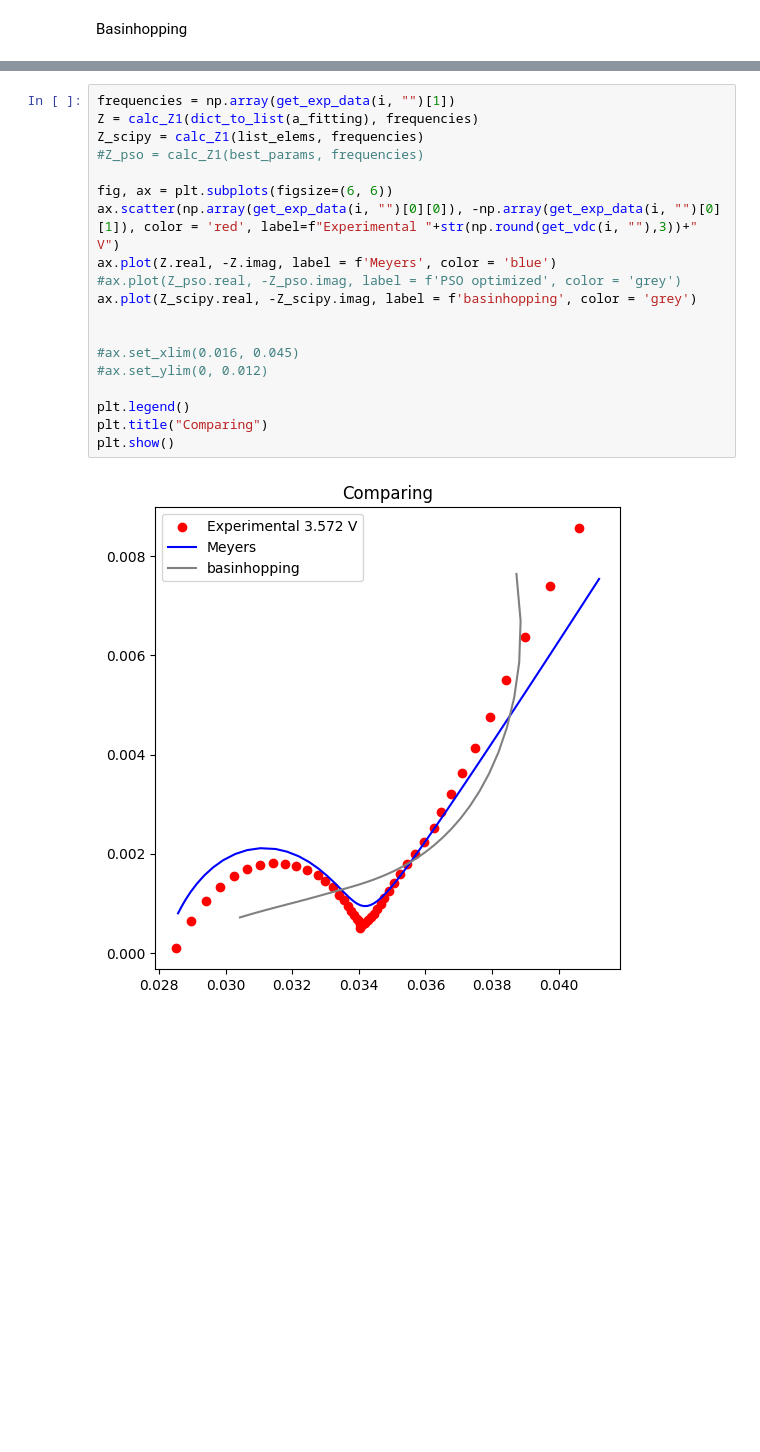
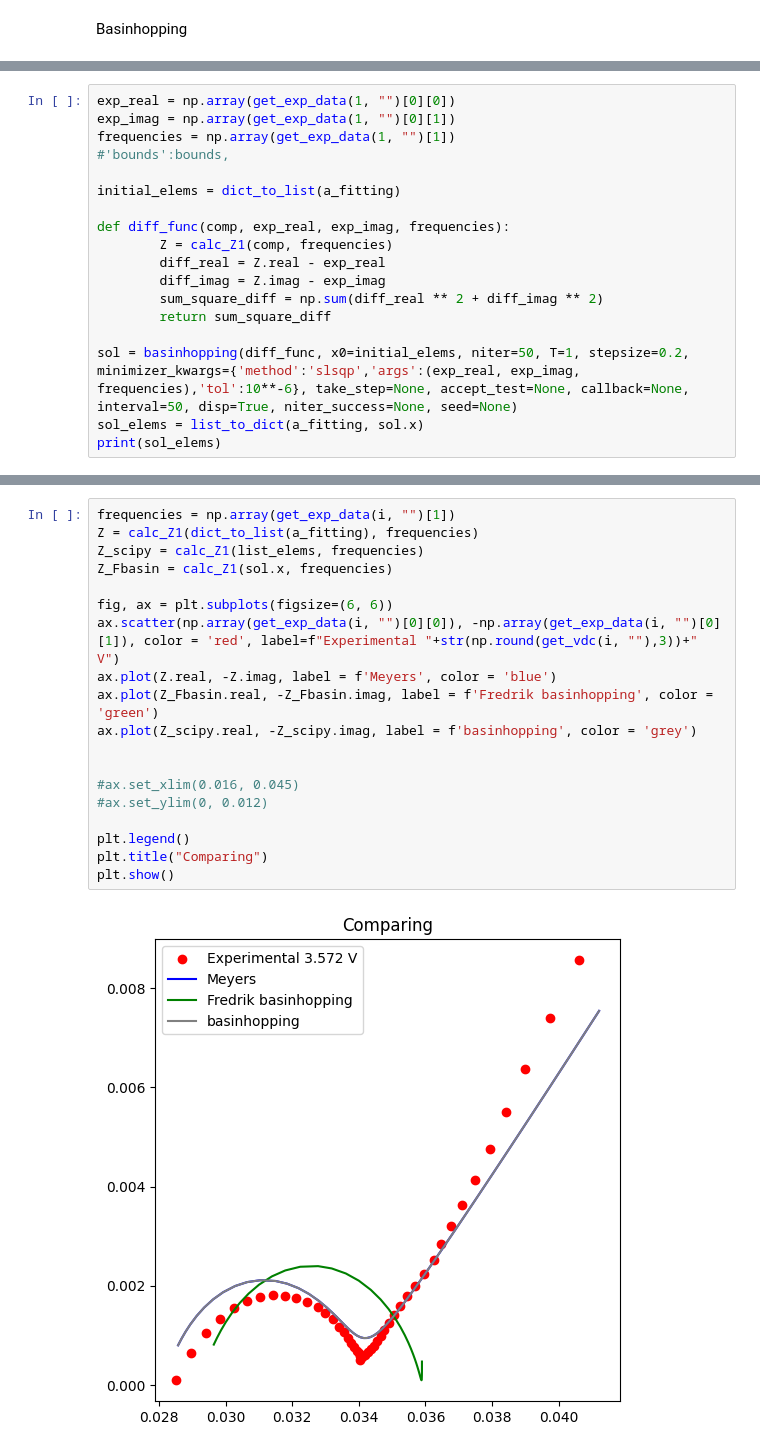
Before and after one commit to samaard2001/EIS-code, a Jupyter notebook: Code/EIS_ECM.ipynb, the cells around one changed output, grey strips where cells are left out. Cells and saved outputs as stored; diff of their text form; blank space fills up the shorter version.

Commit message:
Trying Fredriks basinhopping

```diff
--- a/Code/EIS_ECM.ipynb
+++ b/Code/EIS_ECM.ipynb
@@ -746,0 +748,18 @@ Initial fitting parameters: {'Rel': 0.002, 'R1': 0.012, 'Q1': 0.9, 'R2': 0.01, '
+# %%
+exp_real = np.array(get_exp_data(1, "")[0][0])
+exp_imag = np.array(get_exp_data(1, "")[0][1])
+frequencies = np.array(get_exp_data(1, "")[1])
+#'bounds':bounds,
+
+initial_elems = dict_to_list(a_fitting)
+
+def diff_func(comp, exp_real, exp_imag, frequencies):
+        Z = calc_Z1(comp, frequencies)
+        diff_real = Z.real - exp_real
+        diff_imag = Z.imag - exp_imag
+        sum_square_diff = np.sum(diff_real ** 2 + diff_imag ** 2)
+        return sum_square_diff
+
+sol = basinhopping(diff_func, x0=initial_elems, niter=50, T=1, stepsize=0.2, minimizer_kwargs={'method':'slsqp','args':(exp_real, exp_imag, frequencies),'tol':10**-6}, take_step=None, accept_test=None, callback=None, interval=50, disp=True, niter_success=None, seed=None)
+sol_elems = list_to_dict(a_fitting, sol.x)
+print(sol_elems)
@@ -747,21 +784,21 @@ Initial fitting parameters: {'Rel': 0.002, 'R1': 0.012, 'Q1': 0.9, 'R2': 0.01, '
 # %%
 frequencies = np.array(get_exp_data(i, "")[1])
 Z = calc_Z1(dict_to_list(a_fitting), frequencies)
 Z_scipy = calc_Z1(list_elems, frequencies)
-#Z_pso = calc_Z1(best_params, frequencies)
+Z_Fbasin = calc_Z1(sol.x, frequencies)
 
 fig, ax = plt.subplots(figsize=(6, 6))
 ax.scatter(np.array(get_exp_data(i, "")[0][0]), -np.array(get_exp_data(i, "")[0][1]), color = 'red', label=f"Experimental "+str(np.round(get_vdc(i, ""),3))+" V")
 ax.plot(Z.real, -Z.imag, label = f'Meyers', color = 'blue')
-#ax.plot(Z_pso.real, -Z_pso.imag, label = f'PSO optimized', color = 'grey')
+ax.plot(Z_Fbasin.real, -Z_Fbasin.imag, label = f'Fredrik basinhopping', color = 'green')
 ax.plot(Z_scipy.real, -Z_scipy.imag, label = f'basinhopping', color = 'grey')
 
 
 #ax.set_xlim(0.016, 0.045)
 #ax.set_ylim(0, 0.012)
 
 plt.legend()
 plt.title("Comparing")
 plt.show()
 # %% [output]
-[figure, old version]
+[figure, new version]
```
Also changed, not shown: parts of 6 cells of this notebook, 1 other file.
